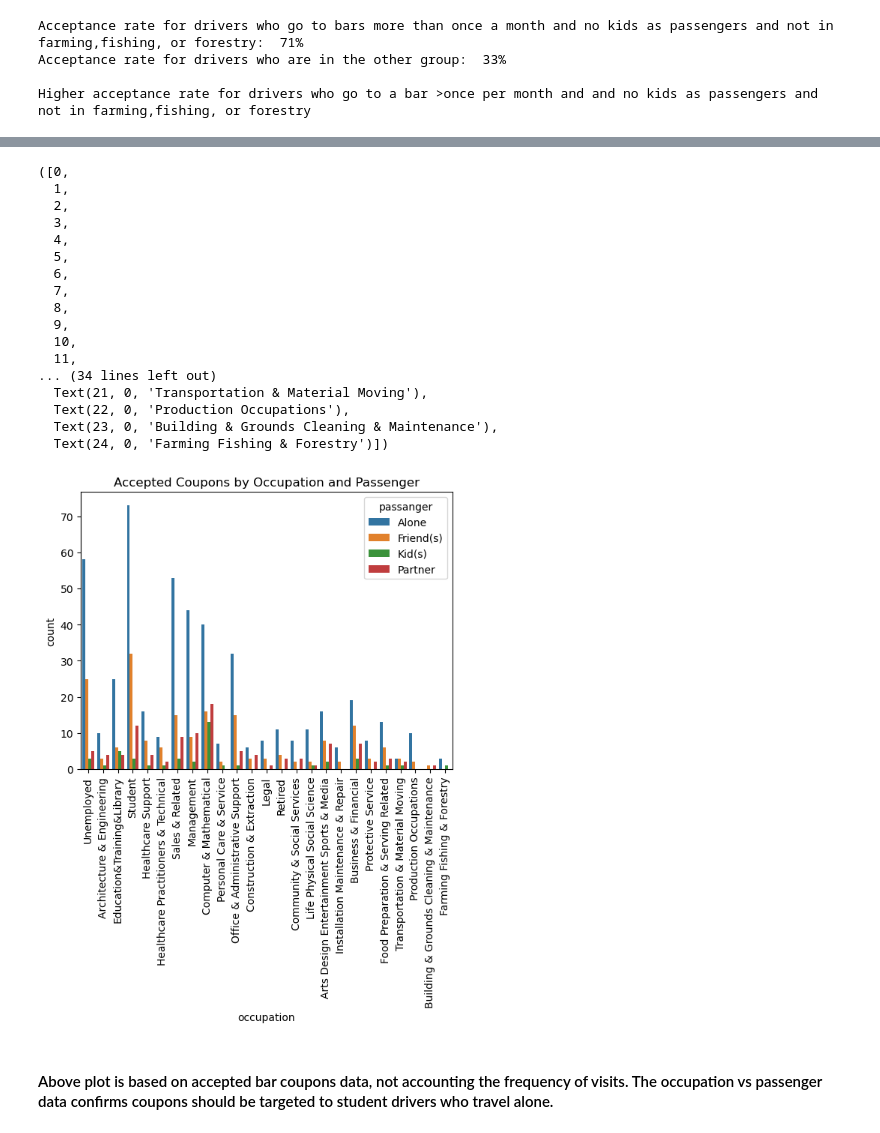
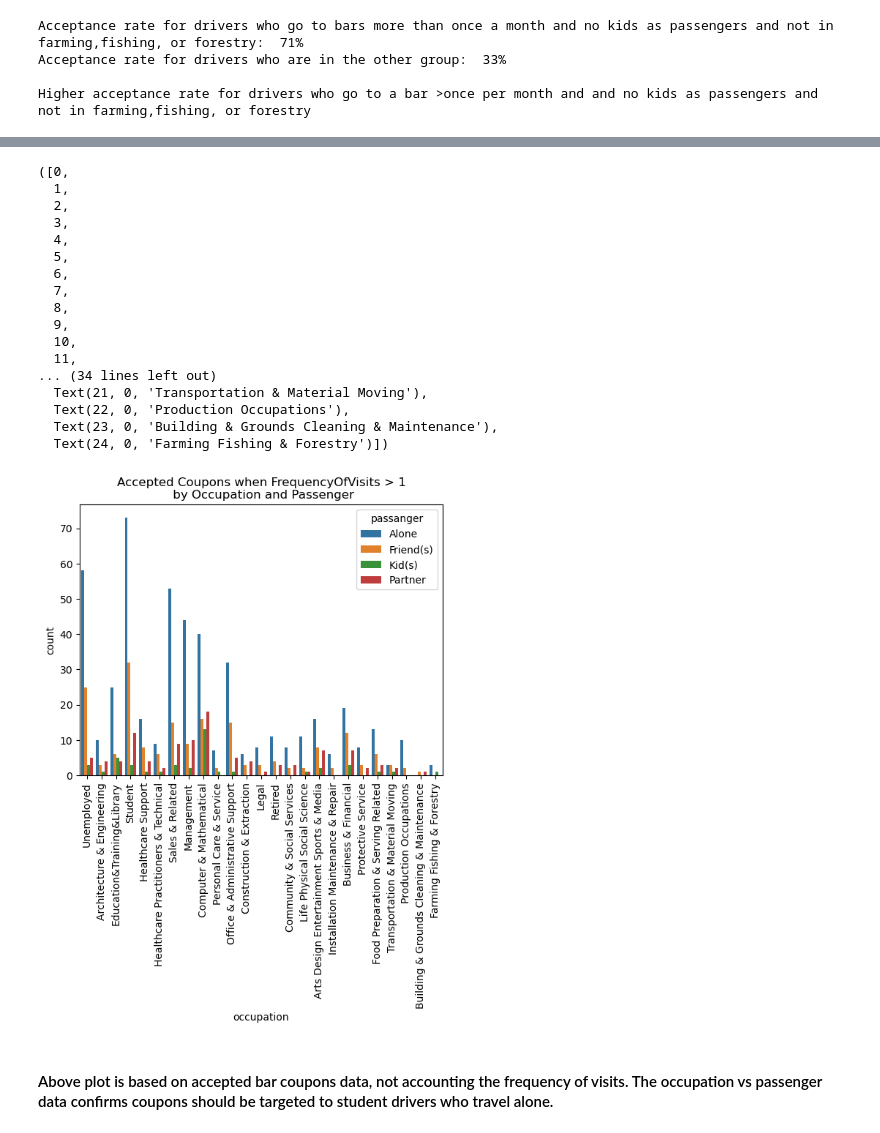
Before and after one commit to sajitha-03/Coupon_Acceptance_Rate, a Jupyter notebook: prompt.ipynb, the cells around one changed output, grey strips where cells are left out. Drawn from its saved outputs; the diff is of its cells as text; code cells hidden in the pictures.

```diff
--- a/prompt.ipynb
+++ b/prompt.ipynb
@@ -306,25 +306,25 @@ Text(0.5, 1.0, 'Accepted Coupons when FrequencyOfVisits > 1\nOccupation & Passen
 # %%
 sns.countplot(data = bar_accepted_data, x= "occupation", hue = "passanger", legend="brief")
-plt.title("Accepted Coupons by Occupation and Passenger")
+plt.title("Accepted Coupons when FrequencyOfVisits > 1\n by Occupation and Passenger")
 plt.xticks(rotation = 90)
 # %% [output]
 ([0,
   1,
   2,
   3,
   4,
   5,
   6,
   7,
   8,
   9,
   10,
   11,
 ... (34 lines left out)
   Text(21, 0, 'Transportation & Material Moving'),
   Text(22, 0, 'Production Occupations'),
   Text(23, 0, 'Building & Grounds Cleaning & Maintenance'),
   Text(24, 0, 'Farming Fishing & Forestry')])
-[figure, old version]
+[figure, new version]
 # %% [markdown]
 #### Above plot is based on accepted bar coupons data, not accounting the frequency of visits. The occupation vs passenger data confirms coupons should be targeted to student drivers who travel alone.
```
Also changed, not shown: parts of 8 cells of this notebook.
